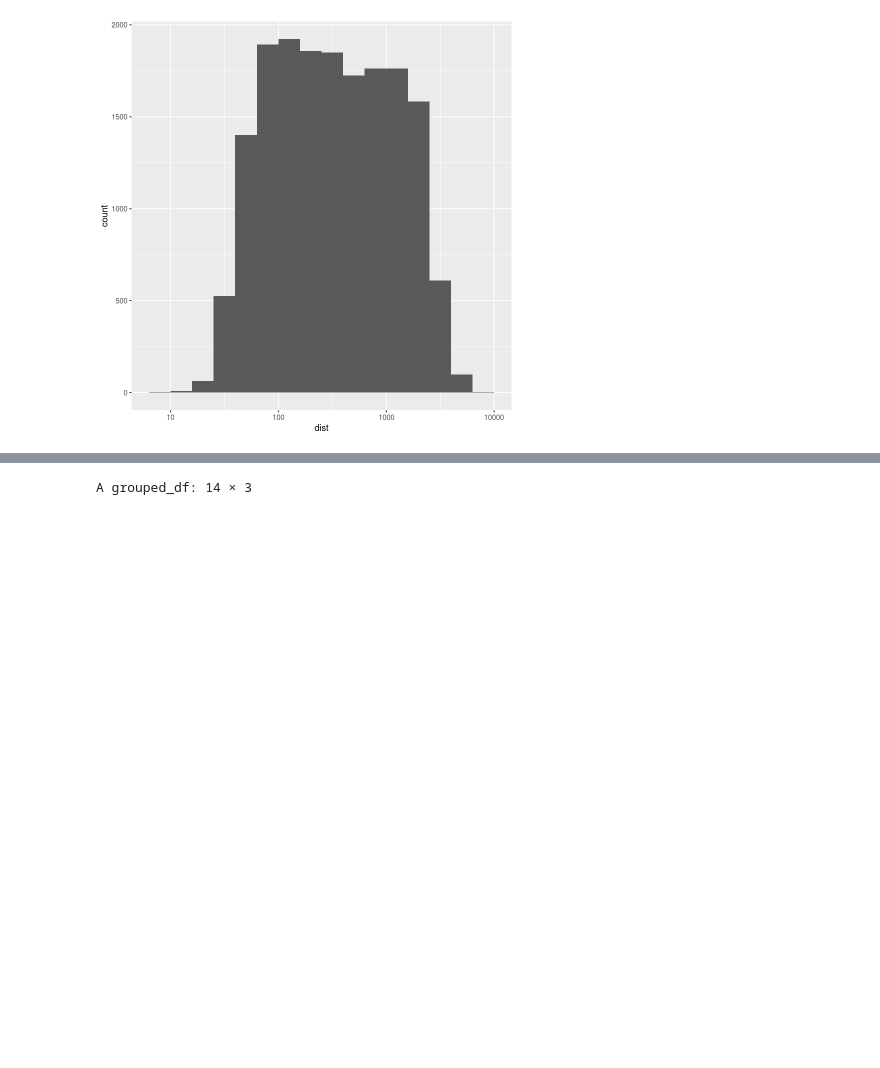
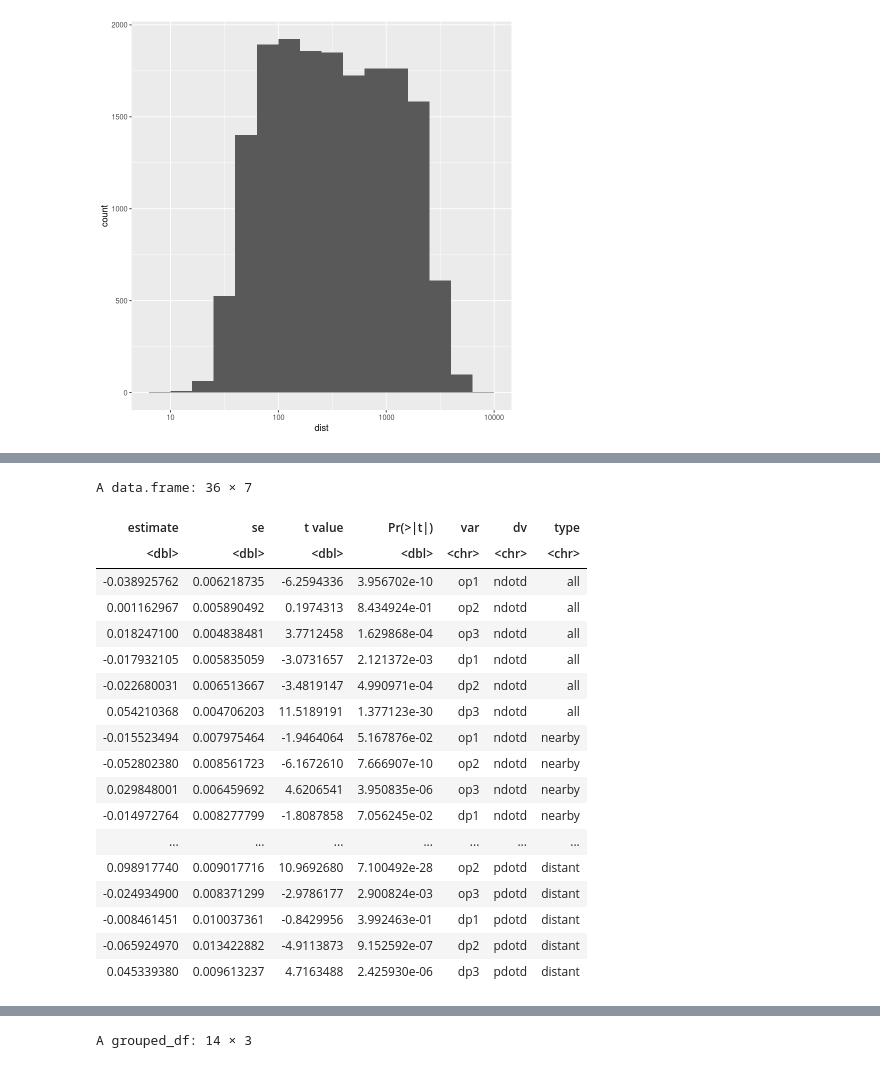
Before and after one commit to mfzhao/covid_peerfx_reopening, a Jupyter notebook: paper_code/2-dyadic_analysis.ipynb, the cells around one changed output, grey strips where cells are left out. Drawn from its saved outputs; the diff is of its cells as text; code cells hidden in the pictures; blank space fills up the shorter version.

```diff
--- a/paper_code/2-dyadic_analysis.ipynb
+++ b/paper_code/2-dyadic_analysis.ipynb
@@ -83,3 +116,25 @@ foreach(dv = c('ndotd', 'pdotd'), .combine = rbind) %:%
+# %%
+dyad_coefs
+# %% [output]
+A data.frame: 36 × 7
+| estimate | se | t value | Pr(>|t|) | var | dv | type |
+| <dbl> | <dbl> | <dbl> | <dbl> | <chr> | <chr> | <chr> |
+| -0.038925762 | 0.006218735 | -6.2594336 | 3.956702e-10 | op1 | ndotd | all |
+| 0.001162967 | 0.005890492 | 0.1974313 | 8.434924e-01 | op2 | ndotd | all |
+| 0.018247100 | 0.004838481 | 3.7712458 | 1.629868e-04 | op3 | ndotd | all |
+| -0.017932105 | 0.005835059 | -3.0731657 | 2.121372e-03 | dp1 | ndotd | all |
+| -0.022680031 | 0.006513667 | -3.4819147 | 4.990971e-04 | dp2 | ndotd | all |
+| 0.054210368 | 0.004706203 | 11.5189191 | 1.377123e-30 | dp3 | ndotd | all |
+| -0.015523494 | 0.007975464 | -1.9464064 | 5.167876e-02 | op1 | ndotd | nearby |
+| -0.052802380 | 0.008561723 | -6.1672610 | 7.666907e-10 | op2 | ndotd | nearby |
+| 0.029848001 | 0.006459692 | 4.6206541 | 3.950835e-06 | op3 | ndotd | nearby |
+| -0.014972764 | 0.008277799 | -1.8087858 | 7.056245e-02 | dp1 | ndotd | nearby |
+| ... | ... | ... | ... | ... | ... | ... |
+| 0.098917740 | 0.009017716 | 10.9692680 | 7.100492e-28 | op2 | pdotd | distant |
+| -0.024934900 | 0.008371299 | -2.9786177 | 2.900824e-03 | op3 | pdotd | distant |
+| -0.008461451 | 0.010037361 | -0.8429956 | 3.992463e-01 | dp1 | pdotd | distant |
+| -0.065924970 | 0.013422882 | -4.9113873 | 9.152592e-07 | dp2 | pdotd | distant |
+| 0.045339380 | 0.009613237 | 4.7163488 | 2.425930e-06 | dp3 | pdotd | distant |
 # %%
 options(repr.plot.width=15, repr.plot.height=10)
 dyad_coefs %>%
```
Also changed, not shown: parts of 17 cells of this notebook, 4 other files.
